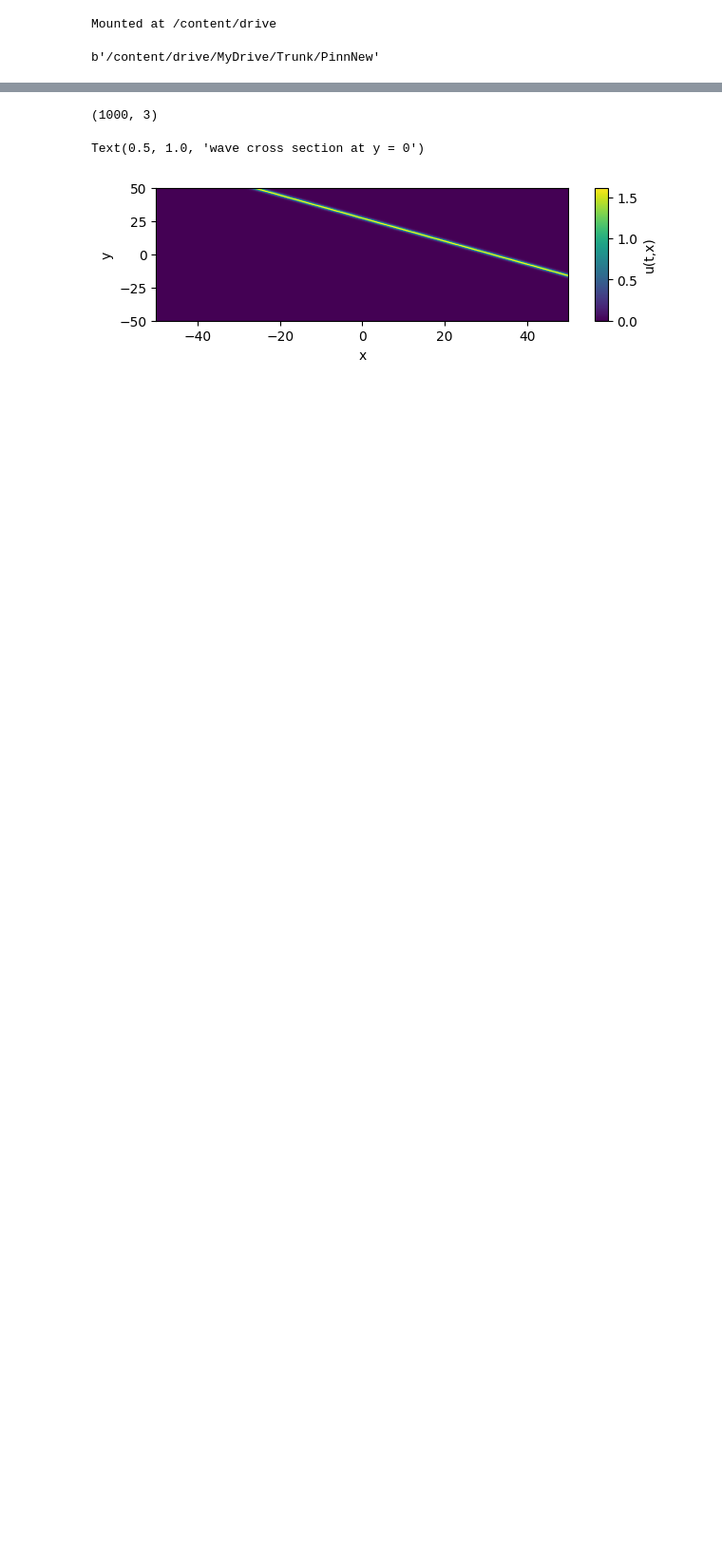
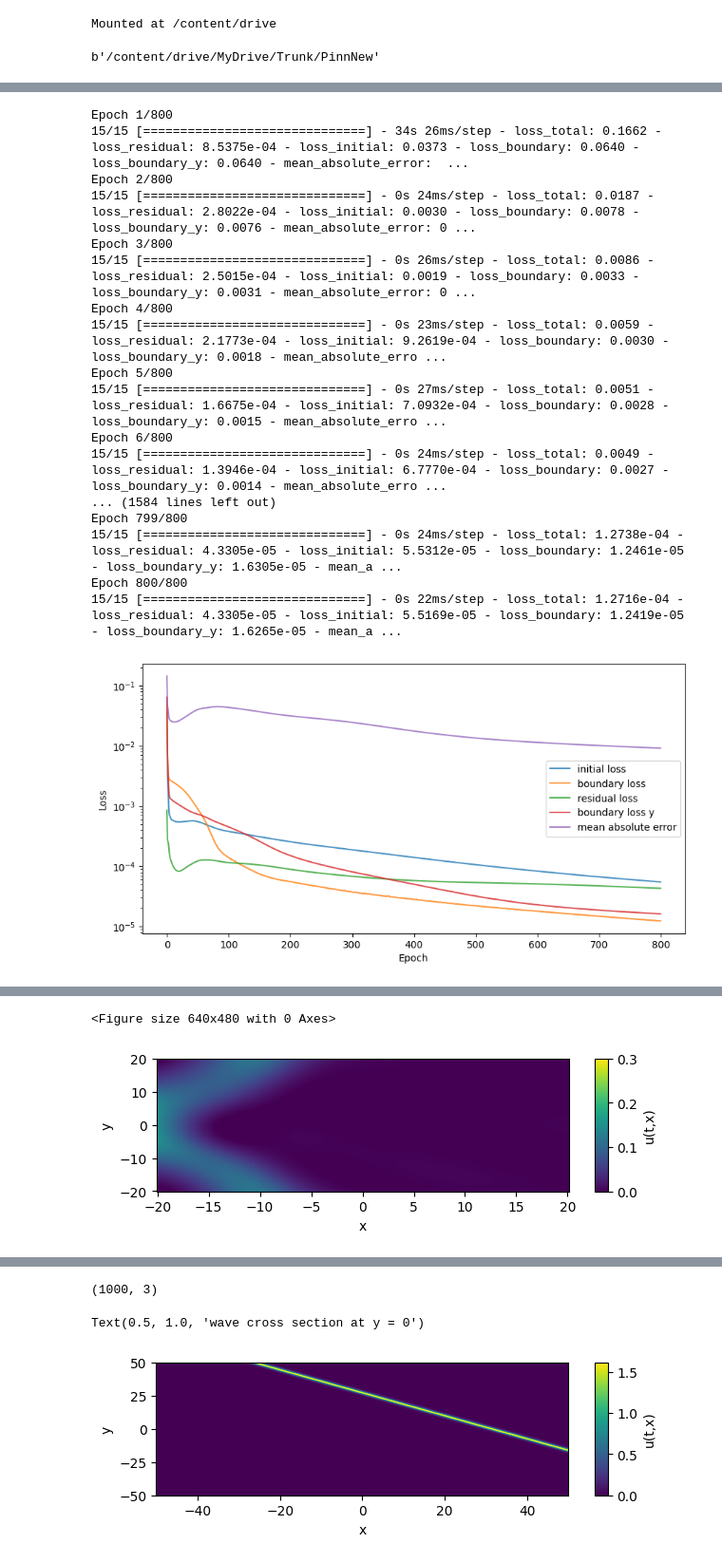
Before and after one commit to naiaseh/Trunk, a Jupyter notebook: PinnNew/KP.ipynb, the cells around one changed output, grey strips where cells are left out. Shown at 95% size. Drawn from its saved outputs; the diff is of its cells as text; code cells hidden in the pictures; blank space fills up the shorter version.

```diff
--- a/PinnNew/KP.ipynb
+++ b/PinnNew/KP.ipynb
@@ -300,0 +417,5 @@ u2pinn, xpinn = plot_snapshots([0,1,2.99], cross_sect = 0)
+# %%
+import pickle
+current_weights = pinn.backbone.get_weights()
+with open('KPPinnTime15.pickle', 'wb') as f:
+    pickle.dump(current_weights, f)
@@ -300,0 +424,65 @@ u2pinn, xpinn = plot_snapshots([0,1,2.99], cross_sect = 0)
+# %%
+# generate 75k for every time step till 0-1
+# initialize pinn
+# fit the pinn
+# train for 500 epochs?
+# save loss photos and weights
+# change inputs and outputs
+# go for the next time step.
+x_start =  -20. #-10
+length = 20.#10
+y_start = x_start
+ylength = length
+
+time = 1
+# when boundary function is set to None, the data will be collected from the phi_function but at boundary
+(txy_eqn, u_eqn), (txy_init, u_phi), (txy_boundary_x, u_bnd_x), (txy_boundary_y, u_bnd_y), (x_bnd_left, x_bnd_right), (y_bnd_left, y_bnd_right)  = \
+simulate_KP(75000, phi_function, None, time, x_start, length, y_start, ylength, n_bnds = None, n_init = None, random_seed = 42, dtype=tf.float32)
+normalizer = tf.keras.layers.Normalization(axis=1)
+normalizer.adapt(txy_eqn)
+
+inputs = [txy_eqn, txy_init, txy_boundary_x, x_bnd_right, x_bnd_left, txy_boundary_y, y_bnd_right, y_bnd_left]
+outputs = [phi_function(txy_eqn), u_eqn, u_phi, u_bnd_x, u_bnd_y]
+
+backbone = create_dense_model_Normalized([12, 24, 24, 24, 24, 12] , activation= 'tanh', initializer='glorot_normal', \
+    n_inputs=3, n_outputs=1, normalizer=normalizer)
+pinn = KPPinn(backbone, k=6., sig_sq = +3., PBC_y = False)
+scheduler = tf.keras.optimizers.schedules.ExponentialDecay(1e-3, decay_steps=500, decay_rate=0.85)
+optimizer = tf.keras.optimizers.Adam(learning_rate=scheduler, clipnorm=1.)
+pinn.compile(optimizer=optimizer)
+
+
+
+history = pinn.fit(inputs, outputs, batch_size = 5000, epochs = 800, verbose ='auto')
+
+
+plot_training_loss(history.history, y_scale='log')
+plt.savefig(str(os.getcwdb())[2:-1]+"/KPSeq2SeqXJunction/Loss"+str(-1)+".png", format="png", bbox_inches="tight")
+
+plot_snapshots([0,1], cross_sect = 0)
+current_weights = pinn.backbone.get_weights()
+with open('KPSeq2SeqXJunction/test.pickle', 'wb') as f:
+    pickle.dump(current_weights, f)
+# with open('/KPSeq2SeqXJunction/test.pickle', 'rb') as f:
+#     my_weights = pickle.load(f)
+
+# pinn.backbone.set_weights(my_weights)
+# %% [output]
+Epoch 1/800
+15/15 [==============================] - 34s 26ms/step - loss_total: 0.1662 - loss_residual: 8.5375e-04 - loss_initial: 0.0373 - loss_boundary: 0.0640 - loss_boundary_y: 0.0640 - mean_absolute_error:  ...
+Epoch 2/800
+15/15 [==============================] - 0s 24ms/step - loss_total: 0.0187 - loss_residual: 2.8022e-04 - loss_initial: 0.0030 - loss_boundary: 0.0078 - loss_boundary_y: 0.0076 - mean_absolute_error: 0 ...
+Epoch 3/800
+15/15 [==============================] - 0s 26ms/step - loss_total: 0.0086 - loss_residual: 2.5015e-04 - loss_initial: 0.0019 - loss_boundary: 0.0033 - loss_boundary_y: 0.0031 - mean_absolute_error: 0 ...
+Epoch 4/800
+15/15 [==============================] - 0s 23ms/step - loss_total: 0.0059 - loss_residual: 2.1773e-04 - loss_initial: 9.2619e-04 - loss_boundary: 0.0030 - loss_boundary_y: 0.0018 - mean_absolute_erro ...
+Epoch 5/800
+15/15 [==============================] - 0s 27ms/step - loss_total: 0.0051 - loss_residual: 1.6675e-04 - loss_initial: 7.0932e-04 - loss_boundary: 0.0028 - loss_boundary_y: 0.0015 - mean_absolute_erro ...
+Epoch 6/800
+15/15 [==============================] - 0s 24ms/step - loss_total: 0.0049 - loss_residual: 1.3946e-04 - loss_initial: 6.7770e-04 - loss_boundary: 0.0027 - loss_boundary_y: 0.0014 - mean_absolute_erro ...
+... (1584 lines left out)
+Epoch 799/800
+15/15 [==============================] - 0s 24ms/step - loss_total: 1.2738e-04 - loss_residual: 4.3305e-05 - loss_initial: 5.5312e-05 - loss_boundary: 1.2461e-05 - loss_boundary_y: 1.6305e-05 - mean_a ...
+Epoch 800/800
+15/15 [==============================] - 0s 22ms/step - loss_total: 1.2716e-04 - loss_residual: 4.3305e-05 - loss_initial: 5.5169e-05 - loss_boundary: 1.2419e-05 - loss_boundary_y: 1.6265e-05 - mean_a ...
+[figure, added]
@@ -300,0 +493,2 @@ u2pinn, xpinn = plot_snapshots([0,1,2.99], cross_sect = 0)
+<Figure size 640x480 with 0 Axes>
+[figure, added]
```
Also changed, not shown: parts of 24 cells of this notebook.
